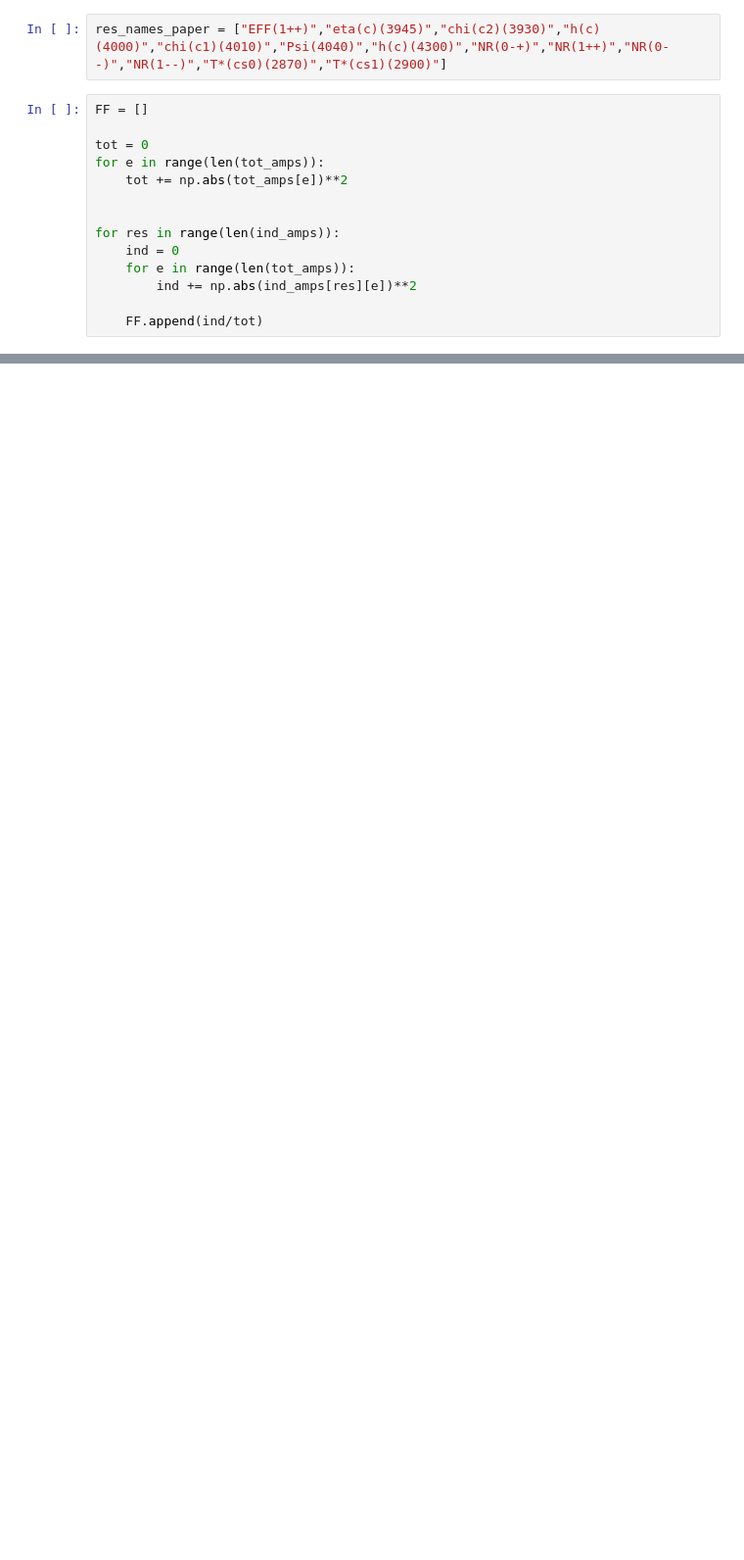
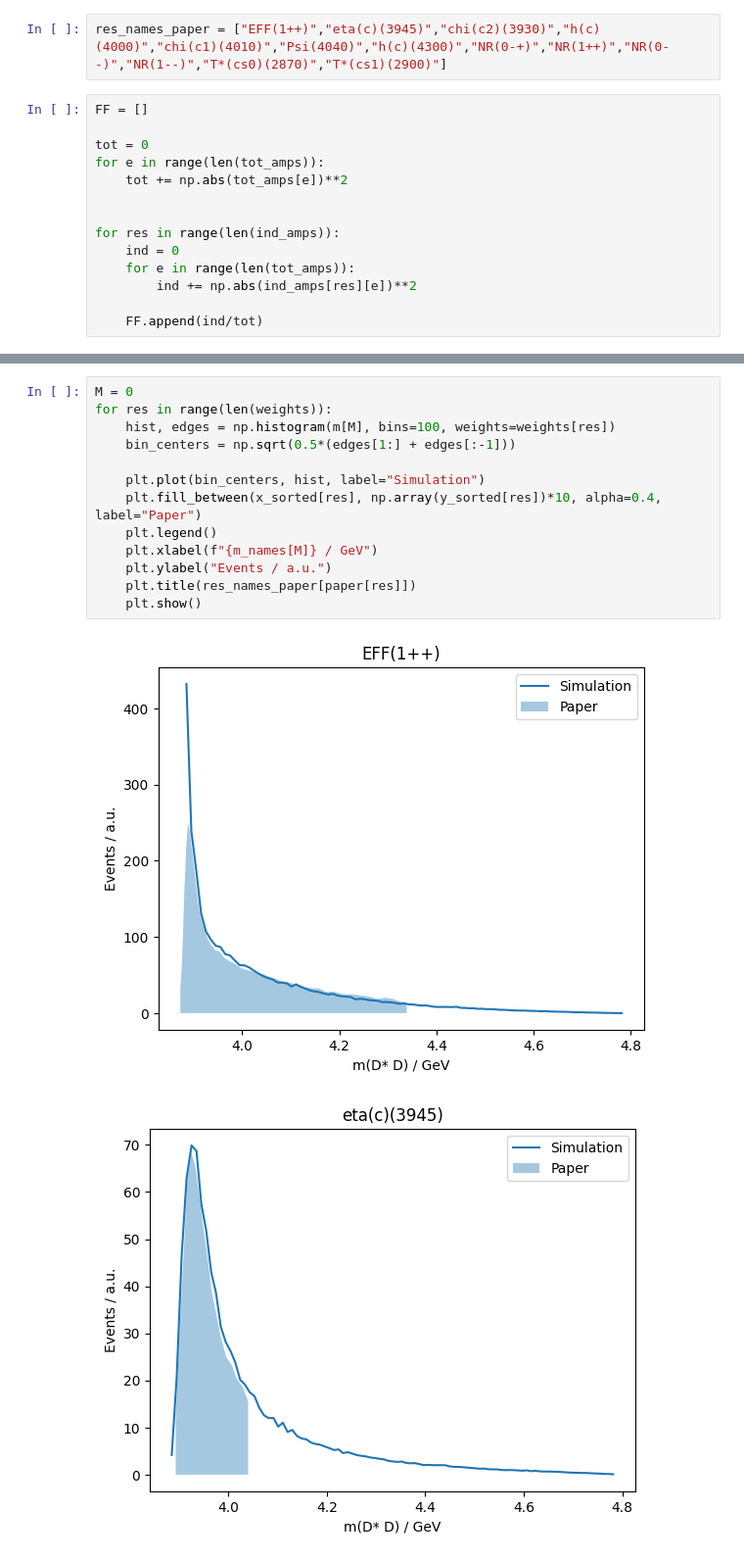
Before and after one commit to mmikhasenko/B2DxDK.jl, a Jupyter notebook: Analysis/Amplitude.ipynb, the cells around one changed output, grey strips where cells are left out. Shown: that part at 98% size. Saved outputs shown, nothing was run; the diff lists cells and outputs as text; blank space fills up the shorter version.

```diff
--- a/Analysis/Amplitude.ipynb
+++ b/Analysis/Amplitude.ipynb
@@ -284,0 +515,16 @@ Bp->X1(2900)+Dst :    3.374 GeV    341.770843365779
+# %%
+M = 0
+for res in range(len(weights)):
+    hist, edges = np.histogram(m[M], bins=100, weights=weights[res])
+    bin_centers = np.sqrt(0.5*(edges[1:] + edges[:-1]))
+
+    plt.plot(bin_centers, hist, label="Simulation")
+    plt.fill_between(x_sorted[res], np.array(y_sorted[res])*10, alpha=0.4, label="Paper")
+    plt.legend()
+    plt.xlabel(f"{m_names[M]} / GeV")
+    plt.ylabel("Events / a.u.")
+    plt.title(res_names_paper[paper[res]])
+    plt.show()
+# %% [output]
+[figure, added]
+[figure, added]
```
Also changed, not shown: parts of 26 cells of this notebook, 1 other file.
